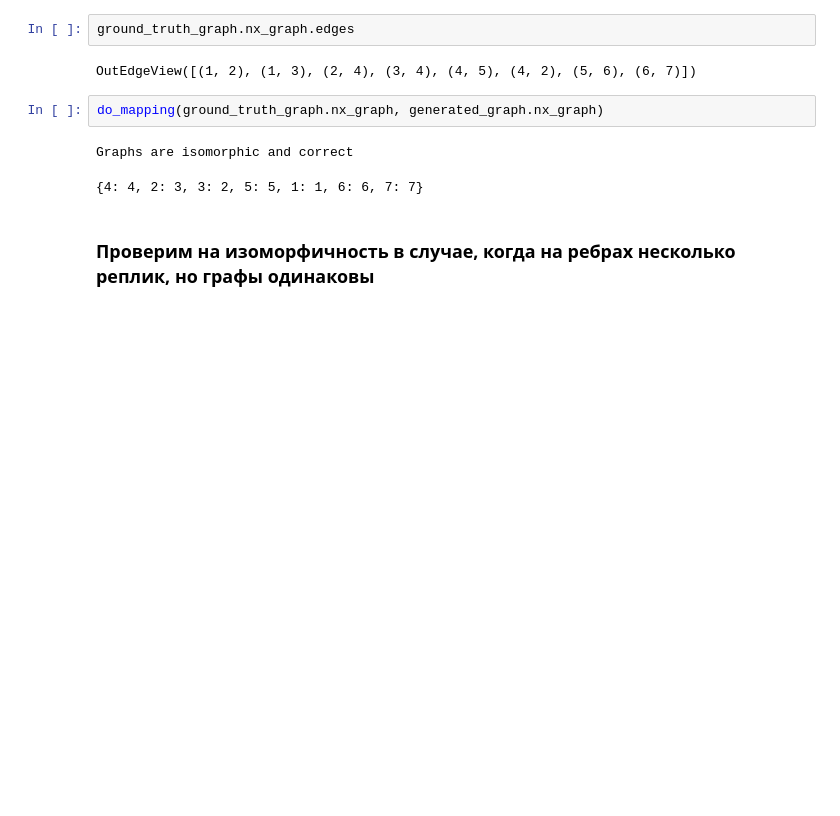
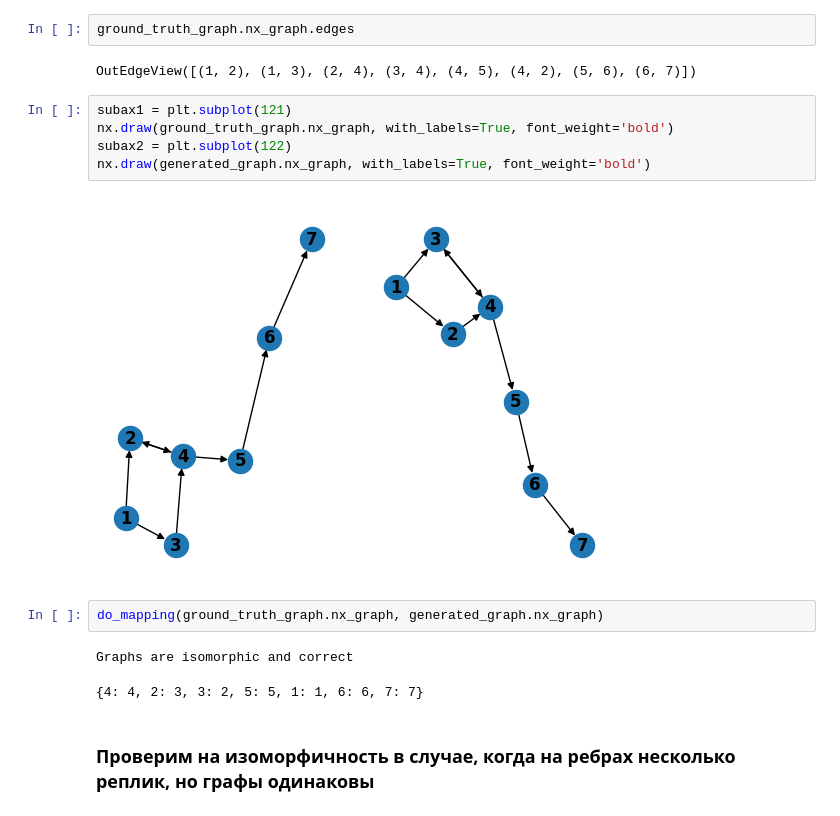
Before and after one commit to deeppavlov/chatsky-llm-autoconfig, a Jupyter notebook: matching/matching_algo.ipynb, the cells around one changed output. Drawn from its saved outputs; the diff is of its cells as text; blank space fills up the shorter version.

Commit message:
Add pictures of graphs

```diff
--- a/matching/matching_algo.ipynb
+++ b/matching/matching_algo.ipynb
@@ -143,6 +146,13 @@ def check_graph_isomorphism(graph1, graph2):
 ground_truth_graph.nx_graph.edges
 # %% [output]
 OutEdgeView([(1, 2), (1, 3), (2, 4), (3, 4), (4, 5), (4, 2), (5, 6), (6, 7)])
+# %%
+subax1 = plt.subplot(121)
+nx.draw(ground_truth_graph.nx_graph, with_labels=True, font_weight='bold')
+subax2 = plt.subplot(122)
+nx.draw(generated_graph.nx_graph, with_labels=True, font_weight='bold')
+# %% [output]
+[figure, added]
 # %%
 do_mapping(ground_truth_graph.nx_graph, generated_graph.nx_graph)
 # %% [output]
```
Also changed, not shown: parts of 7 cells of this notebook.
